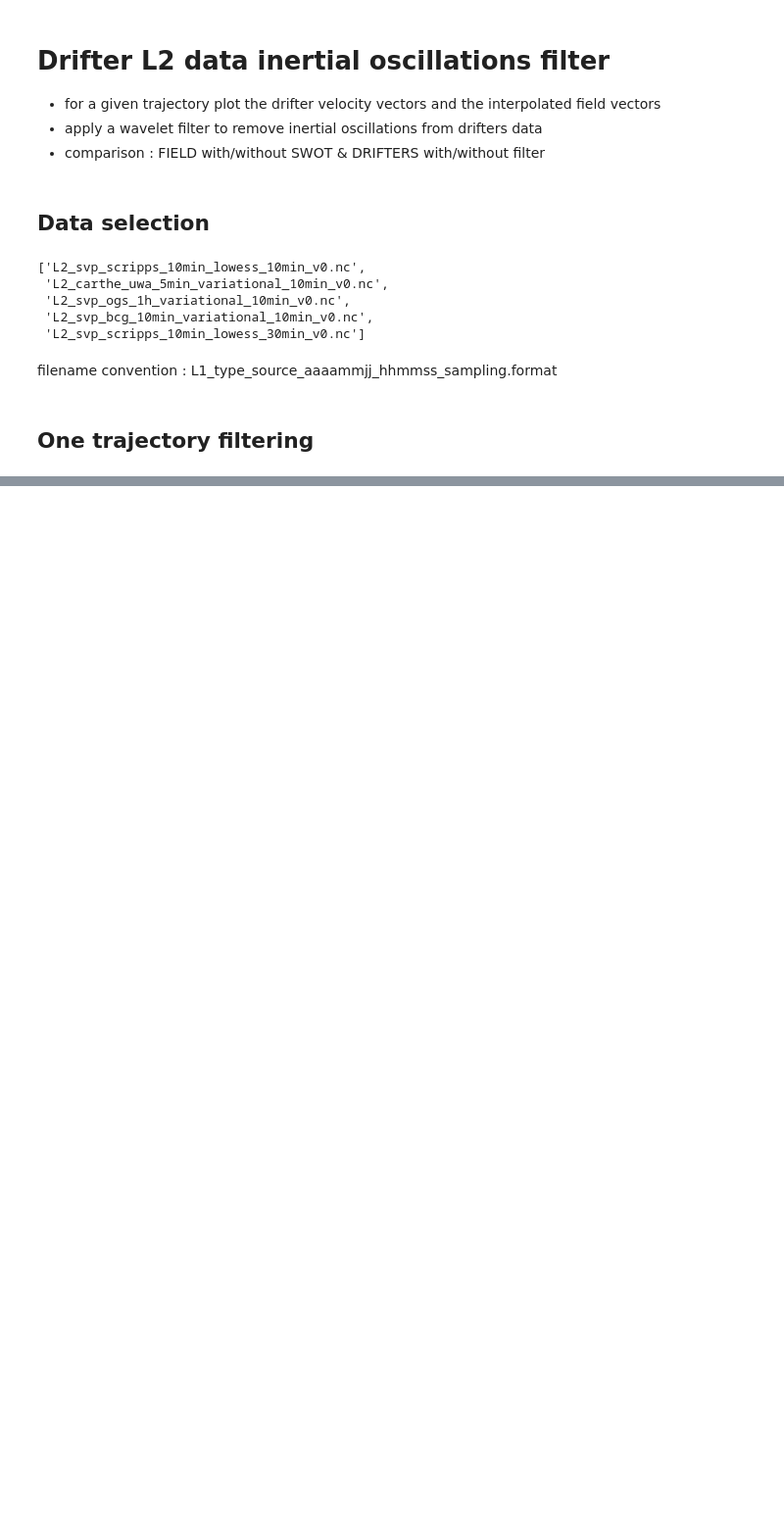
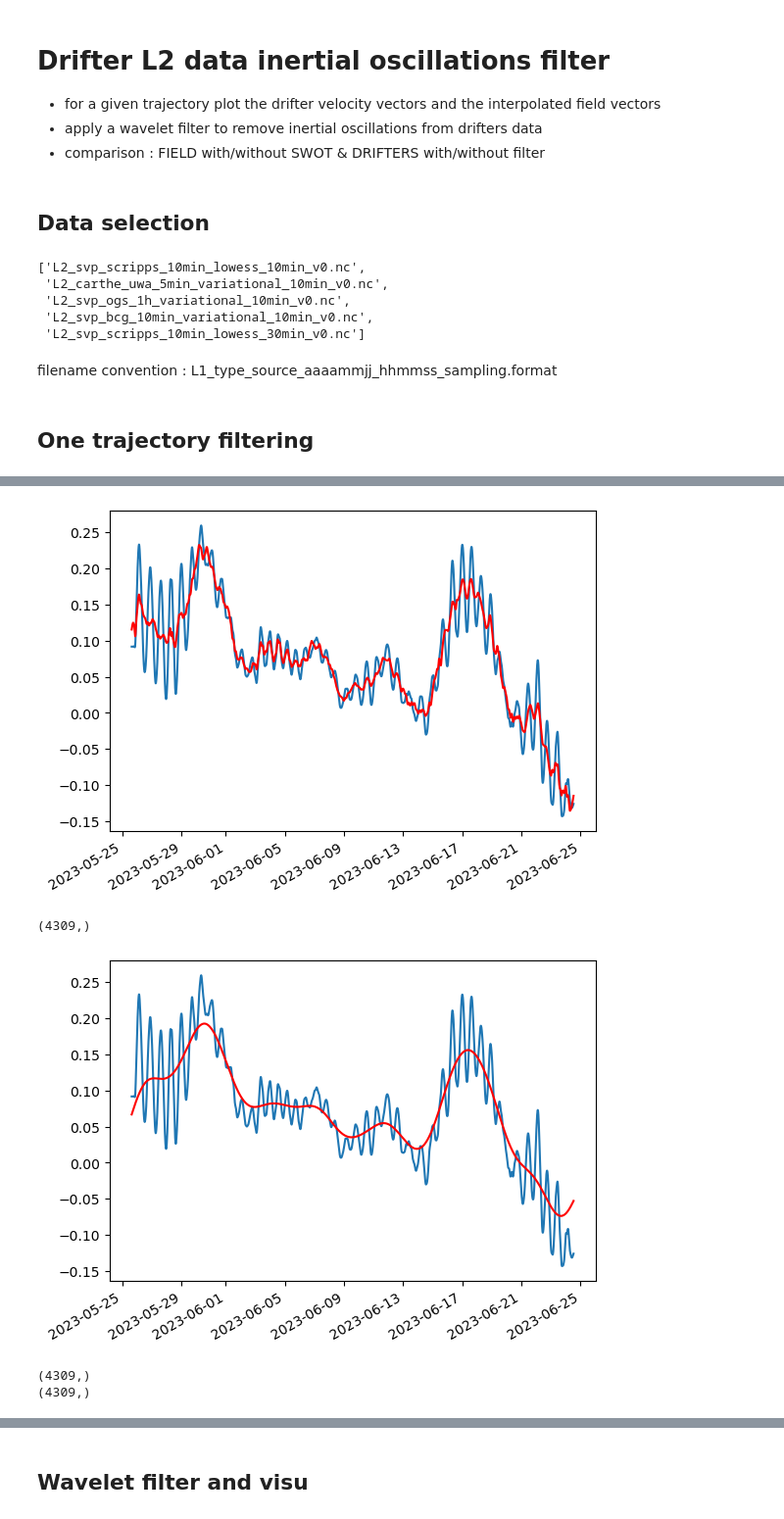
Before and after one commit to bouxdecl/MEOM_internship_2024, a Jupyter notebook: 2024-06-13_DrifterL2_inertial_oscillations_filter.ipynb, the cells around one changed output, grey strips where cells are left out. Shown at 98% size. Drawn from its saved outputs; the diff is of its cells as text; code cells hidden in the pictures; blank space fills up the shorter version.

```diff
--- a/2024-06-13_DrifterL2_inertial_oscillations_filter.ipynb
+++ b/2024-06-13_DrifterL2_inertial_oscillations_filter.ipynb
@@ -188,0 +192,18 @@ v_process = v - v_oscil
+# %%
+def gaussian_filter(x, gaussian_width_fraction=1):
+
+    print(x.shape)
+
+    time_step = float(ds_traj.u.time[1]- ds_traj.u.time[0])*1e-9  #s
+
+    # defines gaussian
+    tau = 12.93447/np.sin(40/180 * np.pi) *3600  #s : inertial period at 40°
+    gaussian_width = gaussian_width_fraction * tau
+    gaussian_window_width = 3*gaussian_width
+
+    tt = np.arange(-gaussian_window_width, gaussian_window_width+time_step, time_step)
+
+    gaussian = np.exp(-0.5 * (tt/gaussian_width)**2)
+    gaussian = gaussian / np.sum(np.abs(gaussian))
+
+    return np.convolve(x, gaussian, 'same')
@@ -188,0 +212,32 @@ v_process = v - v_oscil
+# %%
+#only wavelet
+time = ds_traj.time
+plt.plot(time, ds_traj.u)
+plt.plot(time, u_process, c='r')
+plt.gcf().autofmt_xdate()
+
+plt.show()
+
+#only gaussian
+time = ds_traj.time
+plt.plot(time, ds_traj.u)
+plt.plot(time, gaussian_filter(ds_traj.u, gaussian_width_fraction=1), c='r')
+plt.gcf().autofmt_xdate()
+
+plt.show()
+
+#both gaussian
+time = ds_traj.time
+plt.plot(time, ds_traj.u)
+plt.plot(time, gaussian_filter(u_process, gaussian_width_fraction=1), c='r')
+plt.plot(time, gaussian_filter(u_process, gaussian_width_fraction=1) - u_process, c='r')
+
+plt.gcf().autofmt_xdate()
+
+plt.show()
+# %% [output]
+[figure, added]
+(4309,)
+[figure, added]
+(4309,)
+(4309,)
@@ -188,0 +245,2 @@ v_process = v - v_oscil
+# %% [markdown]
+## Wavelet filter and visu
```
Also changed, not shown: parts of 28 cells of this notebook, 8 other files.
